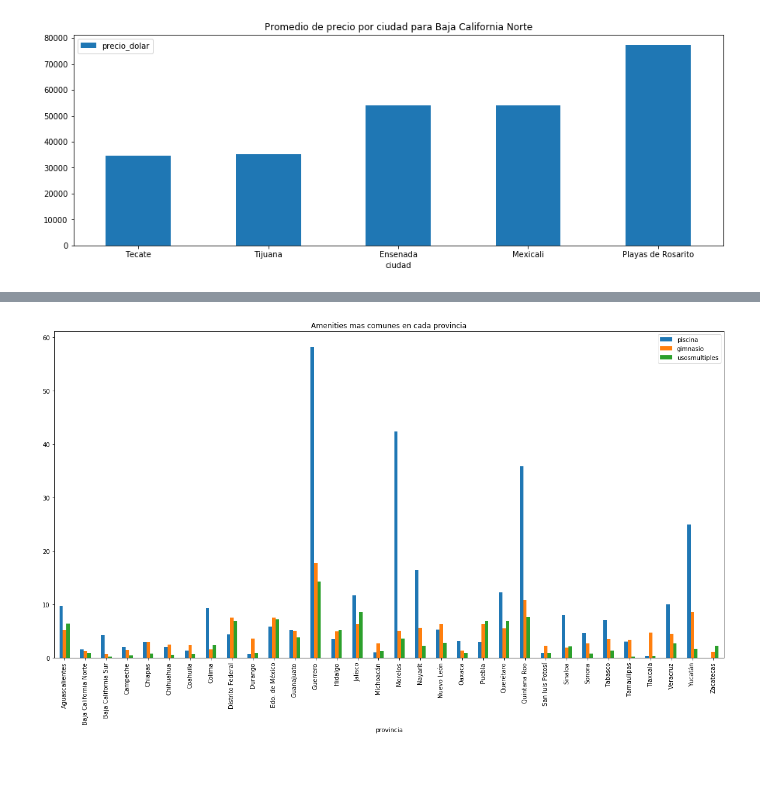
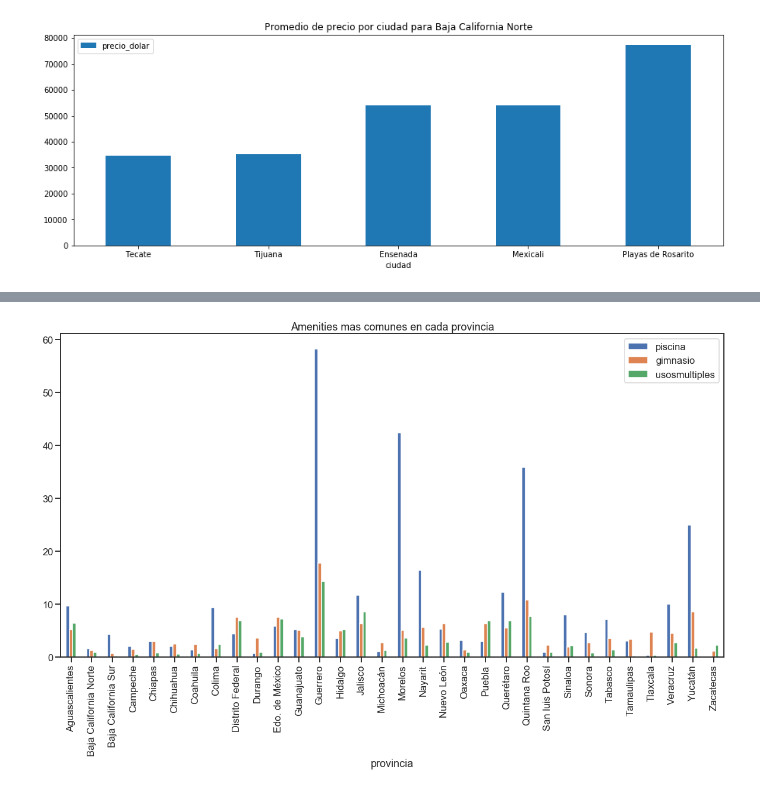
Before and after one commit to JuanCruzCastroLopez/tp1-zonajobs-analysis, a Jupyter notebook: zonajobs-analysis.ipynb, the cells around one changed output, grey strips where cells are left out. Drawn from its saved outputs; the diff is of its cells as text; code cells hidden in the pictures.

Commit message:
improve visualization

```diff
--- a/zonajobs-analysis.ipynb
+++ b/zonajobs-analysis.ipynb
@@ -135,9 +166,10 @@ Usosmultiples por tipo de propiedad
 amenitiesPorProvincia = propiedades[['provincia','piscina','gimnasio','usosmultiples']]
 amenitiesPorProvincia = amenitiesPorProvincia.groupby(['provincia']).mean() * 100
 # %%
+plt.rcParams.update({'font.size': 18})
 amenitiesPorProvincia.plot(kind='bar', figsize=(20, 10), rot=90, title="Amenities mas comunes en cada provincia");
 # %% [output]
-[figure, old version]
+[figure, new version]
 # %%
 #Relacion amenities por cantidad de habitaciones
 amenitiesPorHabitaciones = propiedades[['habitaciones','piscina','gimnasio','usosmultiples']]
```
Also changed, not shown: parts of 11 cells of this notebook.
